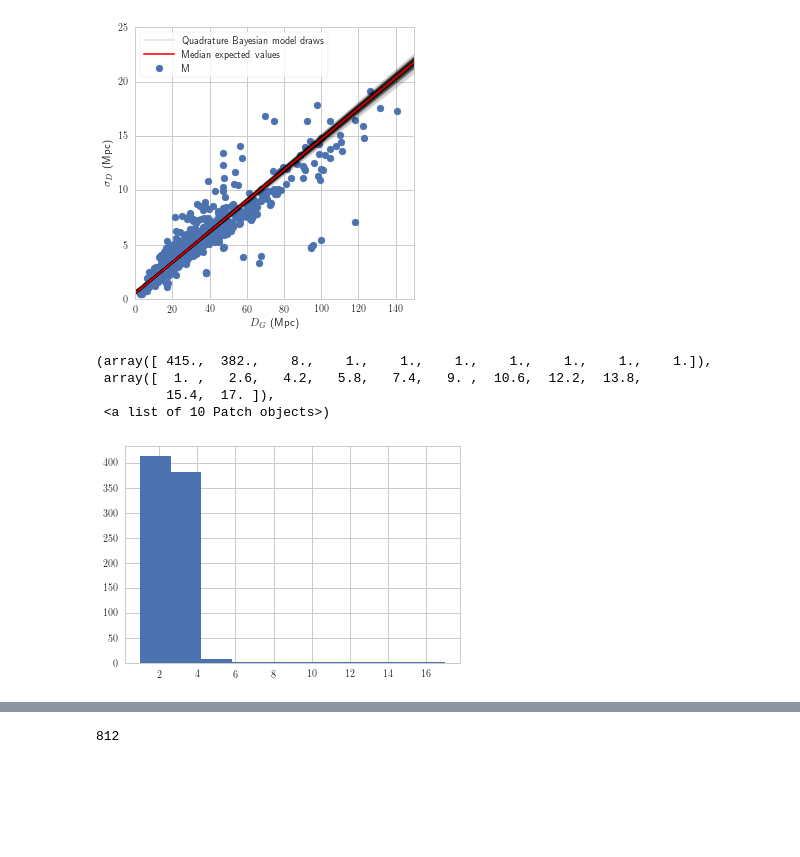
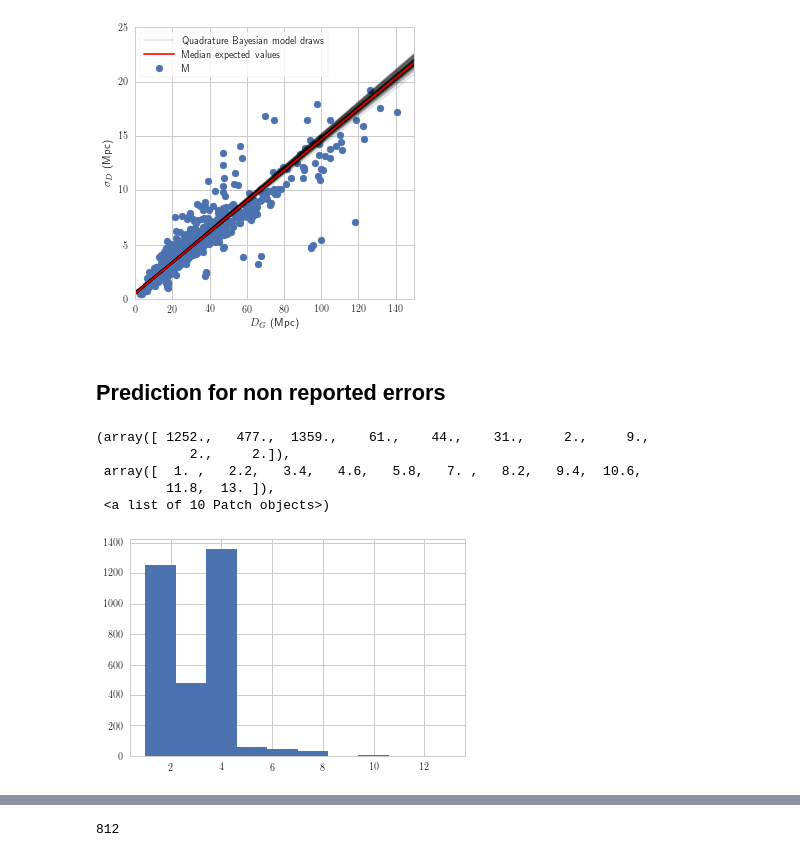
Before and after one commit to saint-germain/errorprediction, a Jupyter notebook: correctdiscrepancy.ipynb, the cells around one changed output, grey strips where cells are left out. Drawn from its saved outputs; the diff is of its cells as text; code cells hidden in the pictures; blank space fills up the shorter version.

```diff
--- a/correctdiscrepancy.ipynb
+++ b/correctdiscrepancy.ipynb
@@ -796,15 +758,17 @@ plt.ylim(0,25)
 plt.savefig('mnras/drawsq2.pdf', dpi=reso,transparent=True)
 # %% [output]
 [figure]
+# %% [markdown]
+## Prediction for non reported errors
 # %%
-odf=df[np.in1d(df['Galaxy ID'],nulista)] # nulista has names of galaxies for which all measurements are error-less
+# odf is the data frame where galaxis without any reported TF errors are
 counter=collections.Counter(odf['Galaxy ID'])
 norep=np.array(list(counter.values()))
-norep=norep[norep<20]
 plt.hist(norep)
 # %% [output]
-(array([ 415.,  382.,    8.,    1.,    1.,    1.,    1.,    1.,    1.,    1.]),
- array([  1. ,   2.6,   4.2,   5.8,   7.4,   9. ,  10.6,  12.2,  13.8,
-         15.4,  17. ]),
+(array([ 1252.,   477.,  1359.,    61.,    44.,    31.,     2.,     9.,
+            2.,     2.]),
+ array([  1. ,   2.2,   3.4,   4.6,   5.8,   7. ,   8.2,   9.4,  10.6,
+         11.8,  13. ]),
  <a list of 10 Patch objects>)
-[figure, old version]
+[figure, new version]
```
Also changed, not shown: parts of 55 cells of this notebook, 35 other files.
